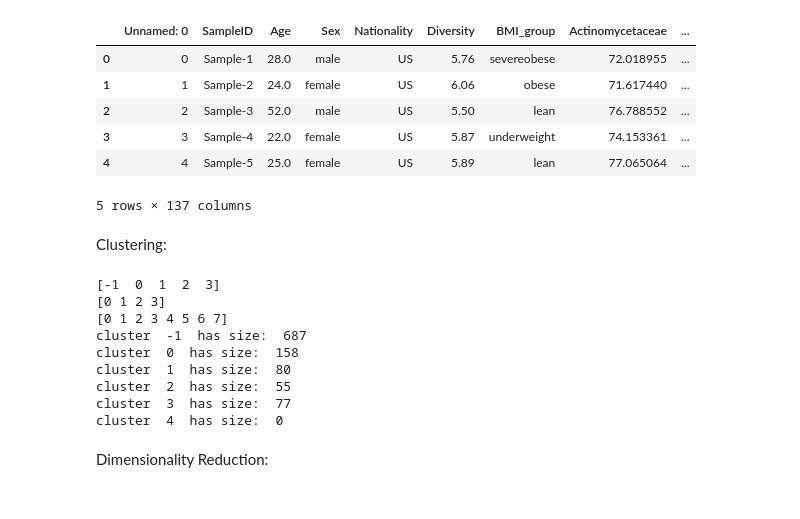
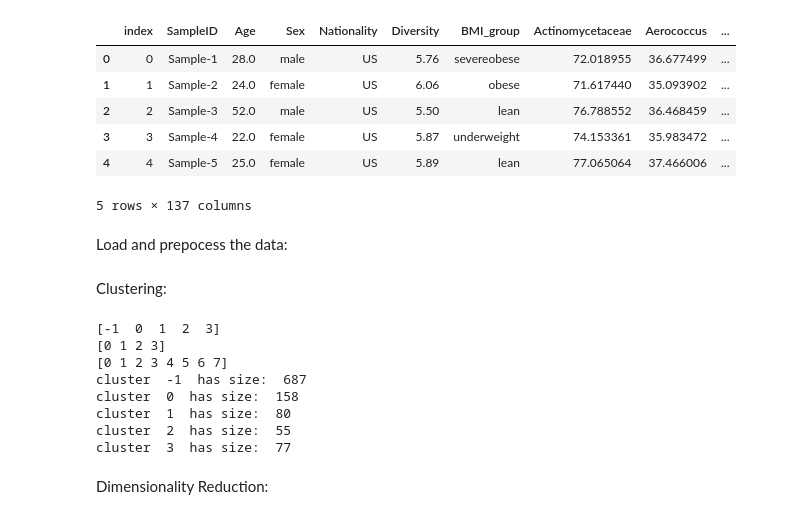
Before and after one commit to leonardsiegert/human-intestinal-ecosystem, a Jupyter notebook: data/clustering/dim_red.ipynb, the cells around one changed output. Saved outputs shown, nothing was run; the diff lists cells and outputs as text; code cells hidden in the pictures.

Commit message:
Cleaned and commented data processing notebooks.

```diff
--- a/data/clustering/dim_red.ipynb
+++ b/data/clustering/dim_red.ipynb
@@ -11,13 +9,13 @@ from sklearn.decomposition import PCA
 from sklearn.decomposition import KernelPCA
 from sklearn.manifold import TSNE
 # %%
-data_pd = pd.read_csv("data_cleaned.csv")
+data_pd = pd.read_csv("../data_cleaned.csv")
 data_pd.head()
 # %% [output]
-|  | Unnamed: 0 | SampleID | Age | Sex | Nationality | Diversity | BMI_group | Actinomycetaceae | ... |
-| 0 | 0 | Sample-1 | 28.0 | male | US | 5.76 | severeobese | 72.018955 | ... |
-| 1 | 1 | Sample-2 | 24.0 | female | US | 6.06 | obese | 71.617440 | ... |
-| 2 | 2 | Sample-3 | 52.0 | male | US | 5.50 | lean | 76.788552 | ... |
-| 3 | 3 | Sample-4 | 22.0 | female | US | 5.87 | underweight | 74.153361 | ... |
-| 4 | 4 | Sample-5 | 25.0 | female | US | 5.89 | lean | 77.065064 | ... |
+|  | index | SampleID | Age | Sex | Nationality | Diversity | BMI_group | Actinomycetaceae | Aerococcus | ... |
+| 0 | 0 | Sample-1 | 28.0 | male | US | 5.76 | severeobese | 72.018955 | 36.677499 | ... |
+| 1 | 1 | Sample-2 | 24.0 | female | US | 6.06 | obese | 71.617440 | 35.093902 | ... |
+| 2 | 2 | Sample-3 | 52.0 | male | US | 5.50 | lean | 76.788552 | 36.468459 | ... |
+| 3 | 3 | Sample-4 | 22.0 | female | US | 5.87 | underweight | 74.153361 | 35.983472 | ... |
+| 4 | 4 | Sample-5 | 25.0 | female | US | 5.89 | lean | 77.065064 | 37.466006 | ... |
 5 rows × 137 columns
@@ -41,0 +22,2 @@ sex[np.where(sex == "female")[0]] = 0
+# %% [markdown]
+Load and prepocess the data:
@@ -42,19 +28,25 @@ sex[np.where(sex == "female")[0]] = 0
 # %% [markdown]
 Clustering:
 # %%
-# try eps = [0.3,0.31,0.32,0.33,0.5], min_samples = [3,4,5,10,20]. Looks nice with PCA when eps=0.3 and min_samples=20
+# Initialize the clustering algorithms
+# try eps = [0.3,0.31,0.32,0.33,0.5], min_samples = [3,4,5,10,20].
+# eps=0.3 and min_samples=20 appear to work well with PCA
 dbscan_clustering = DBSCAN(eps=0.3, min_samples=20)
 kmeans_4_clustering = KMeans(n_clusters=4)
 kmeans_8_clustering = KMeans(n_clusters=8)
-# dbscan_clustering = OPTICS(eps=0.3,min_samples=10) # can't find ananyy clusters with this
-dbscan_labels = dbscan_clustering.fit_predict(data)
-kmeans_4_labels = kmeans_4_clustering.fit_predict(data)
-kmeans_8_labels = kmeans_8_clustering.fit_predict(data)
+
+# Fit the clustering algorithms to the normalized bacterial abundance data
+dbscan_labels = dbscan_clustering.fit_predict(bacterial_abundance_normalized)
+kmeans_4_labels = kmeans_4_clustering.fit_predict(bacterial_abundance_normalized)
+kmeans_8_labels = kmeans_8_clustering.fit_predict(bacterial_abundance_normalized)
+
+# Inspect the unique labels from the clustering algorithms
 print(np.unique(dbscan_labels))
 print(np.unique(kmeans_4_labels))
 print(np.unique(kmeans_8_labels))
 
-for i in range(-1, len(np.unique(dbscan_labels))):
+# Check whether all clusters contain a reasonable number of samples
+for i in range(-1, len(np.unique(dbscan_labels))-1):
     print("cluster ", i, " has size: ", len(
         dbscan_labels[dbscan_labels == i]))
 # %% [output]
@@ -66,6 +58,5 @@ cluster  0  has size:  158
 cluster  1  has size:  80
 cluster  2  has size:  55
 cluster  3  has size:  77
-cluster  4  has size:  0
 # %% [markdown]
 Dimensionality Reduction:
```
Also changed, not shown: parts of 17 cells of this notebook, 2 other files.
